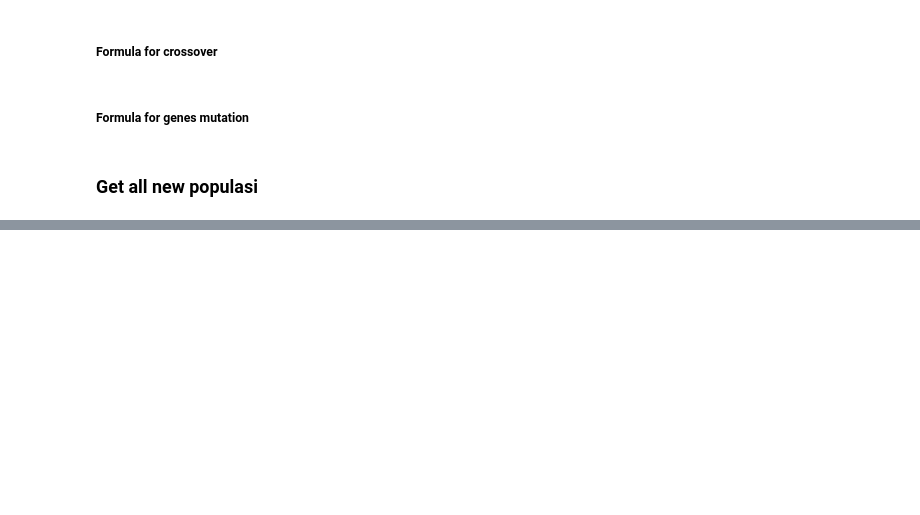
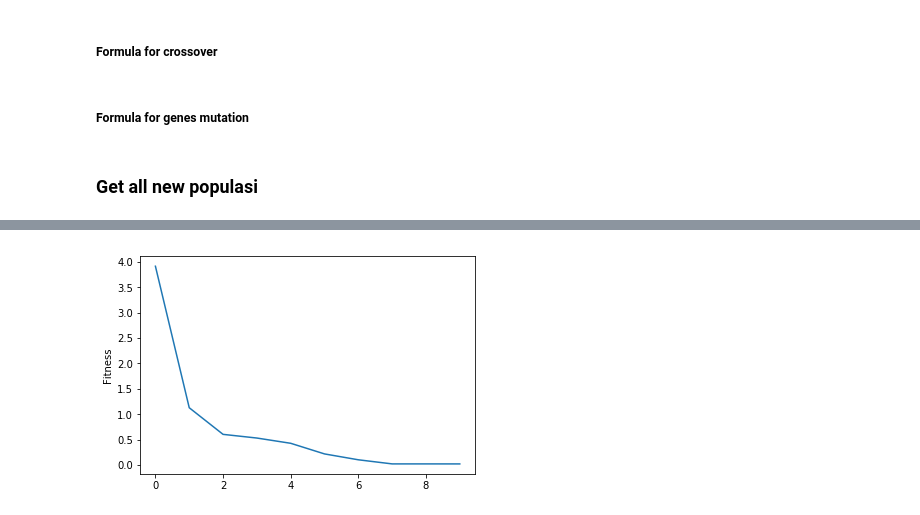
Before and after one commit to evanezcent/gatel, a Jupyter notebook: GA-tel.ipynb, the cells around one changed output, grey strips where cells are left out. Cells and saved outputs as stored; diff of their text form; code cells hidden in the pictures; blank space fills up the shorter version.

```diff
--- a/GA-tel.ipynb
+++ b/GA-tel.ipynb
@@ -87,10 +84,10 @@ class Population():
 # %% [markdown]
 ##### Get the fitness for every individu
 # %%
-def getTheFitness(newPop):
+def getTheFitness(newPop, a):
     fitness = []
     for i in range (len(newPop.population)):
         print(" X : ", newPop.populationx[i], "Y : ", newPop.populationy[i])
-        fitness.append([rumus(newPop.populationx[i], newPop.populationy[i]), newPop.population[i].getGene()])
-        print(fitness[i])
+        fitness.append([rumus(newPop.populationx[i], newPop.populationy[i], a), newPop.population[i].getGene()])
+#         print(fitness[i])
     return fitness
@@ -119,3 +96,12 @@ def chooseParent(x, probFit, fitness):
+# %%
+def turnamenParent(fitness, n):
+    idxs = rd.sample(range(len(fitness)), n)
+#     print(idxs)
+    fitnesses = [fitness[idxs[i]][0] for i in range(n)]
+    fitnesses, idxs = zip(*sorted(zip(fitnesses, idxs)))
+    print(fitnesses)
+#     print(idxs)
+    return idxs[0]
 # %% [markdown]
 ##### Formula for crossover
 # %%
@@ -127,7 +113,7 @@ def crossOver(p1, p2):
 ##### Formula for genes mutation
 # %%
 def mutasiGen(indiv):
-    index = rd.randint(0,kromosom)
+    index = rd.randint(0,kromosom-1)
     if (indiv[index] == 1):
         indiv[index] = 0
     else:
@@ -145,3 +127,9 @@ print(rd.uniform(fitnessPop[0][0], fitnessPop[nIndividu-1][0]))
+# %%
+a = 0.0007
+kromosom = 14
+nIndividu = 10
+halfKromosom = int(kromosom/2)
+keturunan = 50
 # %%
 # Pingin liat generasi ke 7
 thePopulation = Population()
@@ -265,0 +241,12 @@ AttributeError: 'int' object has no attribute 'copy'
+# %%
+import matplotlib.pyplot as plt
+
+plott = []
+for i in range(10):
+    plott.append(fitnessPop[i][0])
+# print(plott)
+plt.plot(plott)
+plt.ylabel("Fitness")
+plt.show()
+# %% [output]
+[figure, added]
```
Also changed, not shown: parts of 11 cells of this notebook.
